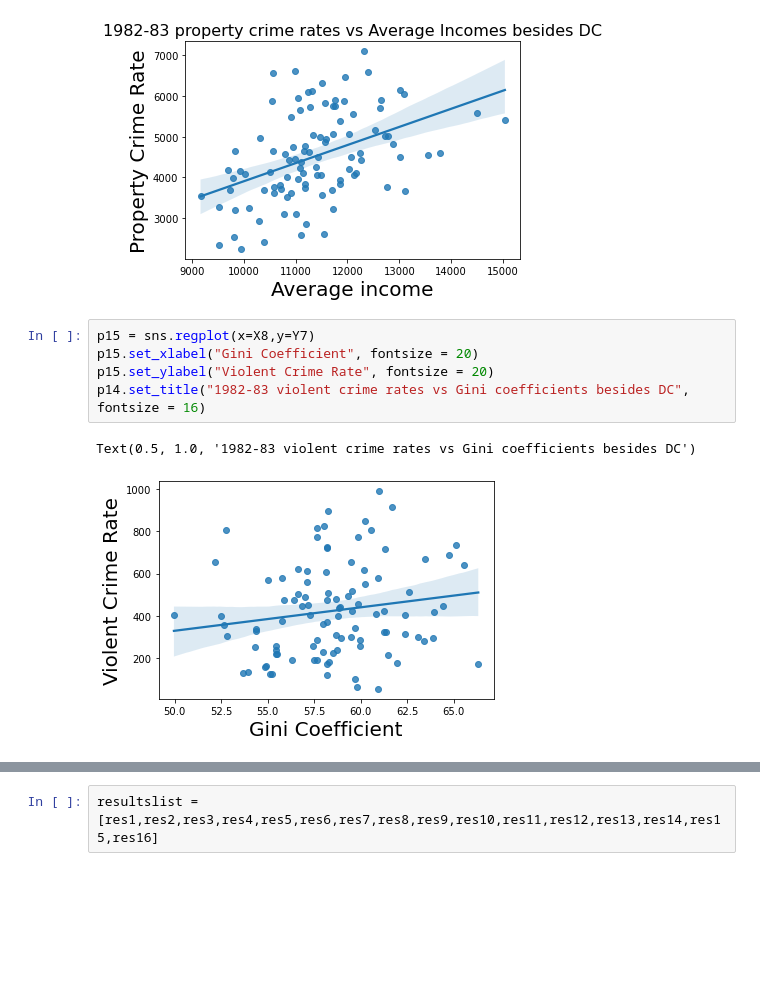
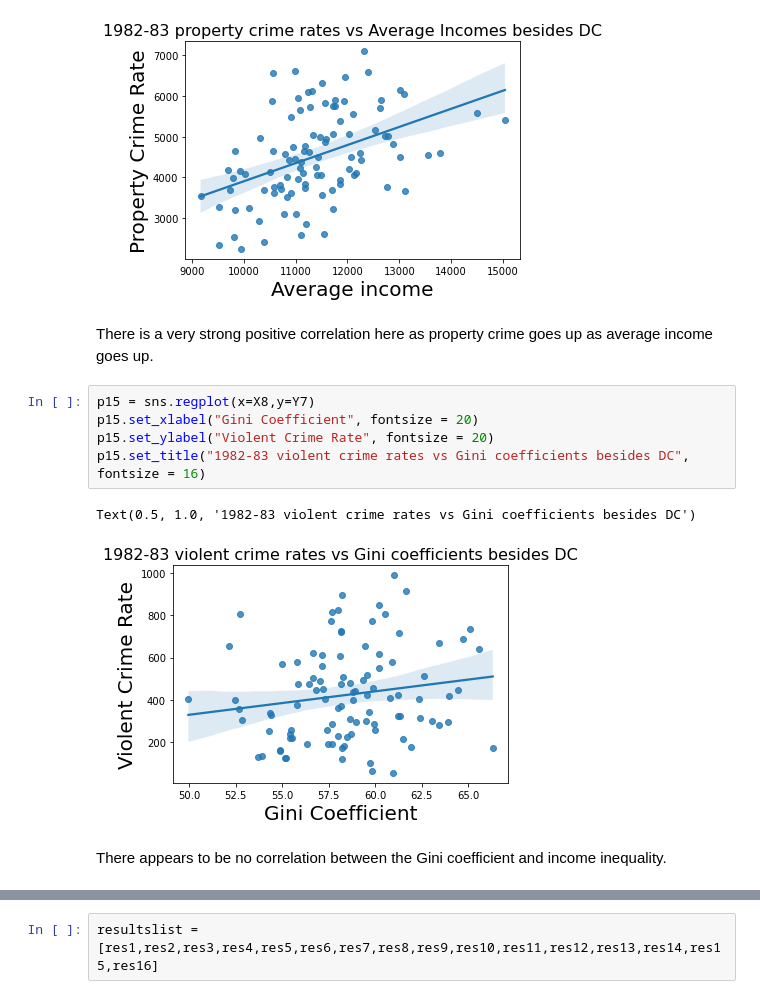
Before and after one commit to anishmitra9666/Alaskapermanentfund, a Jupyter notebook: analysiscode.ipynb, the cells around one changed output, grey strips where cells are left out. Saved outputs shown, nothing was run; the diff lists cells and outputs as text; blank space fills up the shorter version.

```diff
--- a/analysiscode.ipynb
+++ b/analysiscode.ipynb
@@ -322,14 +338,18 @@ p14.set_title("1982-83 property crime rates vs Average Incomes besides DC", font
 # %% [output]
 Text(0.5, 1.0, '1982-83 property crime rates vs Average Incomes besides DC')
 [figure]
+# %% [markdown]
+There is a very strong positive correlation here as property crime goes up as average income goes up.
 # %%
 p15 = sns.regplot(x=X8,y=Y7)
 p15.set_xlabel("Gini Coefficient", fontsize = 20)
 p15.set_ylabel("Violent Crime Rate", fontsize = 20)
-p14.set_title("1982-83 violent crime rates vs Gini coefficients besides DC", fontsize = 16)
+p15.set_title("1982-83 violent crime rates vs Gini coefficients besides DC", fontsize = 16)
 # %% [output]
 Text(0.5, 1.0, '1982-83 violent crime rates vs Gini coefficients besides DC')
-[figure, old version]
+[figure, new version]
+# %% [markdown]
+There appears to be no correlation between the Gini coefficient and income inequality.
 # %%
 p16 = sns.regplot(x=X8,y=Y8)
 p16.set_xlabel("Gini Coefficient", fontsize = 20)
```
Also changed, not shown: parts of 18 cells of this notebook.
